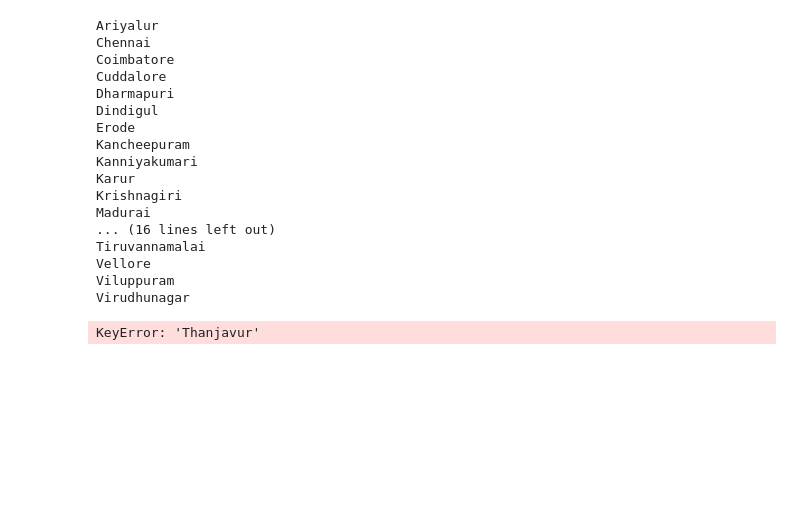
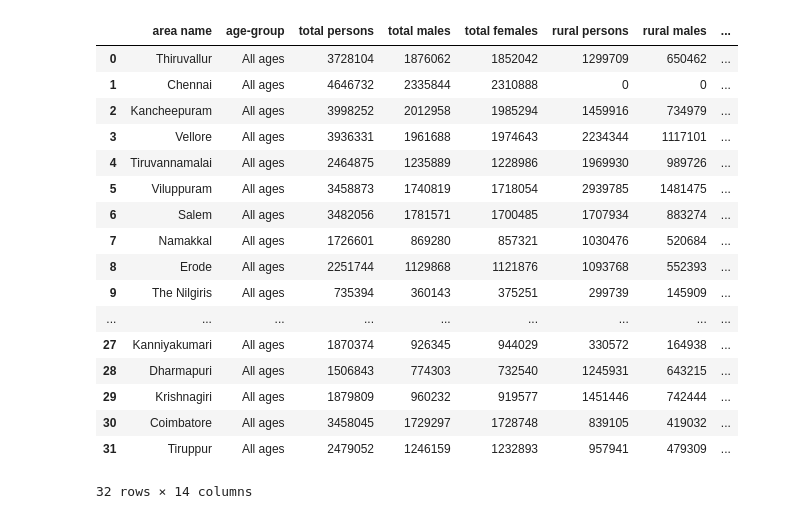
Before and after one commit to Dawny33/Data-Mining-and-ML, a Jupyter notebook: Intern Project/TN District Economy Analysis/TN District Economy Analysis.ipynb, the cells around one changed output. Cells and saved outputs as stored; diff of their text form; code cells hidden in the pictures; blank space fills up the shorter version.

```diff
--- a/Intern Project/TN District Economy Analysis/TN District Economy Analysis.ipynb
+++ b/Intern Project/TN District Economy Analysis/TN District Economy Analysis.ipynb
@@ -20,27 +17,21 @@ dist_data = df[df["level"] == "DISTRICT"]
-# %%
-grouped = dist_data.groupby("name")
-
-for i,j in grouped:
-    print i
-# %% [output]
-Ariyalur
-Chennai
-Coimbatore
-Cuddalore
-Dharmapuri
-Dindigul
-Erode
-Kancheepuram
-Kanniyakumari
-Karur
-Krishnagiri
-Madurai
-... (16 lines left out)
-Tiruvannamalai
-Vellore
-Viluppuram
-Virudhunagar
-# %%
-print grouped["Thanjavur"]
-# %% [output]
-KeyError: 'Thanjavur'
+# %%
+df
+# %% [output]
+|  | area name | age-group | total persons | total males | total females | rural persons | rural males | ... |
+| 0 | Thiruvallur | All ages | 3728104 | 1876062 | 1852042 | 1299709 | 650462 | ... |
+| 1 | Chennai | All ages | 4646732 | 2335844 | 2310888 | 0 | 0 | ... |
+| 2 | Kancheepuram | All ages | 3998252 | 2012958 | 1985294 | 1459916 | 734979 | ... |
+| 3 | Vellore | All ages | 3936331 | 1961688 | 1974643 | 2234344 | 1117101 | ... |
+| 4 | Tiruvannamalai | All ages | 2464875 | 1235889 | 1228986 | 1969930 | 989726 | ... |
+| 5 | Viluppuram | All ages | 3458873 | 1740819 | 1718054 | 2939785 | 1481475 | ... |
+| 6 | Salem | All ages | 3482056 | 1781571 | 1700485 | 1707934 | 883274 | ... |
+| 7 | Namakkal | All ages | 1726601 | 869280 | 857321 | 1030476 | 520684 | ... |
+| 8 | Erode | All ages | 2251744 | 1129868 | 1121876 | 1093768 | 552393 | ... |
+| 9 | The Nilgiris | All ages | 735394 | 360143 | 375251 | 299739 | 145909 | ... |
+| ... | ... | ... | ... | ... | ... | ... | ... | ... |
+| 27 | Kanniyakumari | All ages | 1870374 | 926345 | 944029 | 330572 | 164938 | ... |
+| 28 | Dharmapuri | All ages | 1506843 | 774303 | 732540 | 1245931 | 643215 | ... |
+| 29 | Krishnagiri | All ages | 1879809 | 960232 | 919577 | 1451446 | 742444 | ... |
+| 30 | Coimbatore | All ages | 3458045 | 1729297 | 1728748 | 839105 | 419032 | ... |
+| 31 | Tiruppur | All ages | 2479052 | 1246159 | 1232893 | 957941 | 479309 | ... |
+32 rows × 14 columns
```
Also changed, not shown: parts of 8 cells of this notebook.
